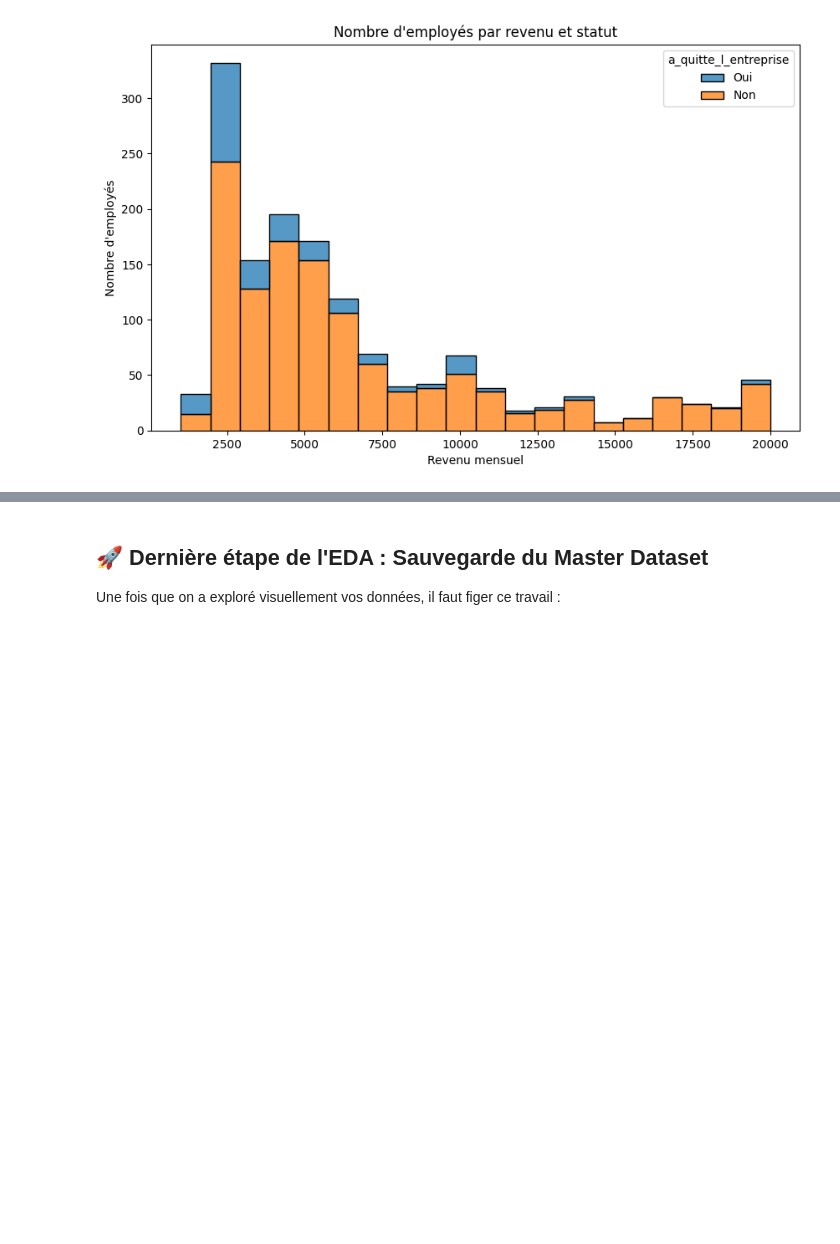
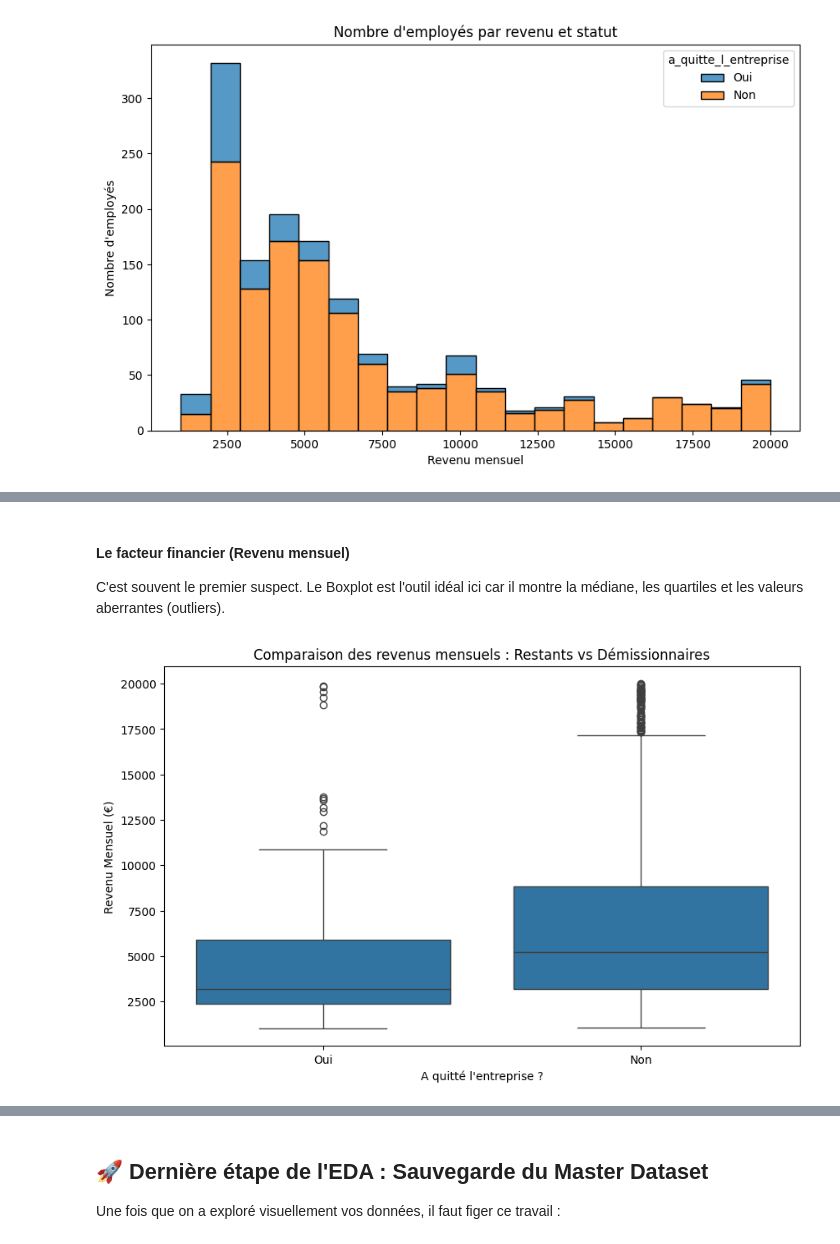
Before and after one commit to racemartin/m4_ocr, a Jupyter notebook: notebooks/01_RC_EDA_Nettoyage.ipynb, the cells around one changed output, grey strips where cells are left out. Saved outputs shown, nothing was run; the diff lists cells and outputs as text; code cells hidden in the pictures; blank space fills up the shorter version.

```diff
--- a/notebooks/01_RC_EDA_Nettoyage.ipynb
+++ b/notebooks/01_RC_EDA_Nettoyage.ipynb
@@ -346,0 +433,13 @@ plt.show()
+# %% [markdown]
+#### Le facteur financier (Revenu mensuel)
+
+C'est souvent le premier suspect. Le Boxplot est l'outil idéal ici car il montre la médiane, les quartiles et les valeurs aberrantes (outliers).
+# %%
+plt.figure(figsize=(10, 6))
+sns.boxplot(data=df_merged, x='a_quitte_l_entreprise', y='revenu_mensuel')
+plt.title('Comparaison des revenus mensuels : Restants vs Démissionnaires')
+plt.xlabel('A quitté l\'entreprise ?')
+plt.ylabel('Revenu Mensuel (€)')
+plt.show()
+# %% [output]
+[figure, added]
```
Also changed, not shown: parts of 17 cells of this notebook, 25 other files.
